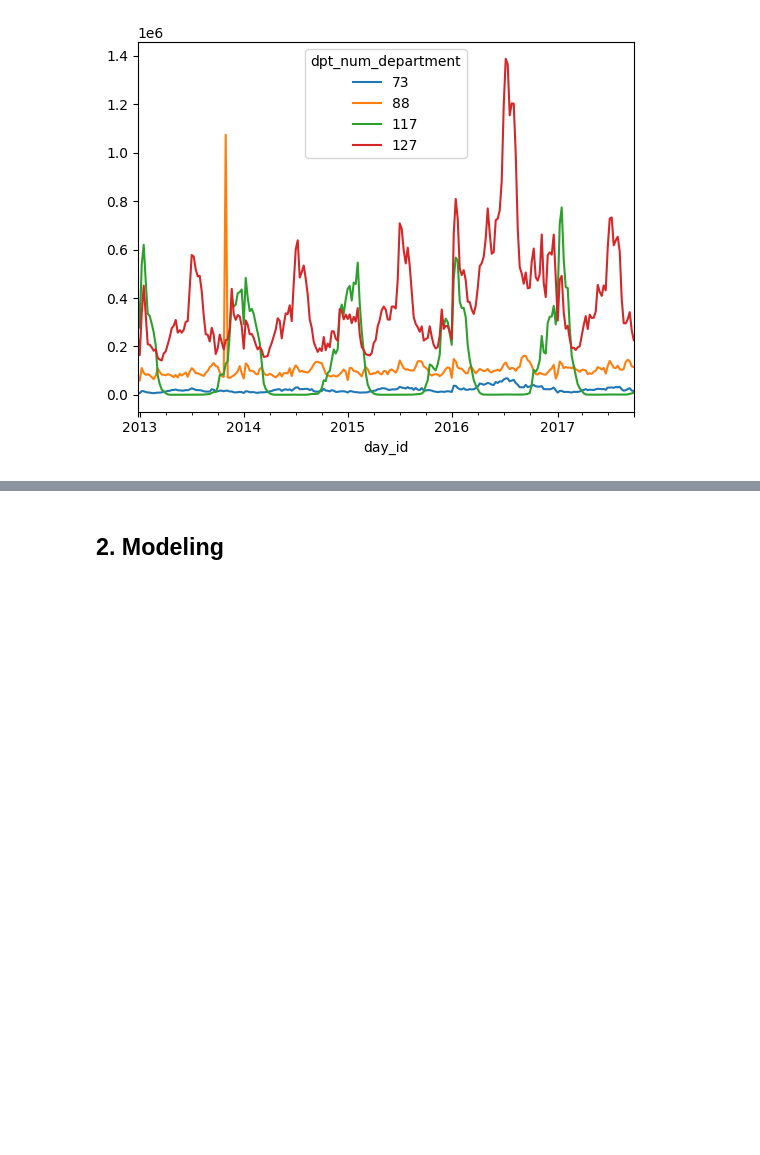
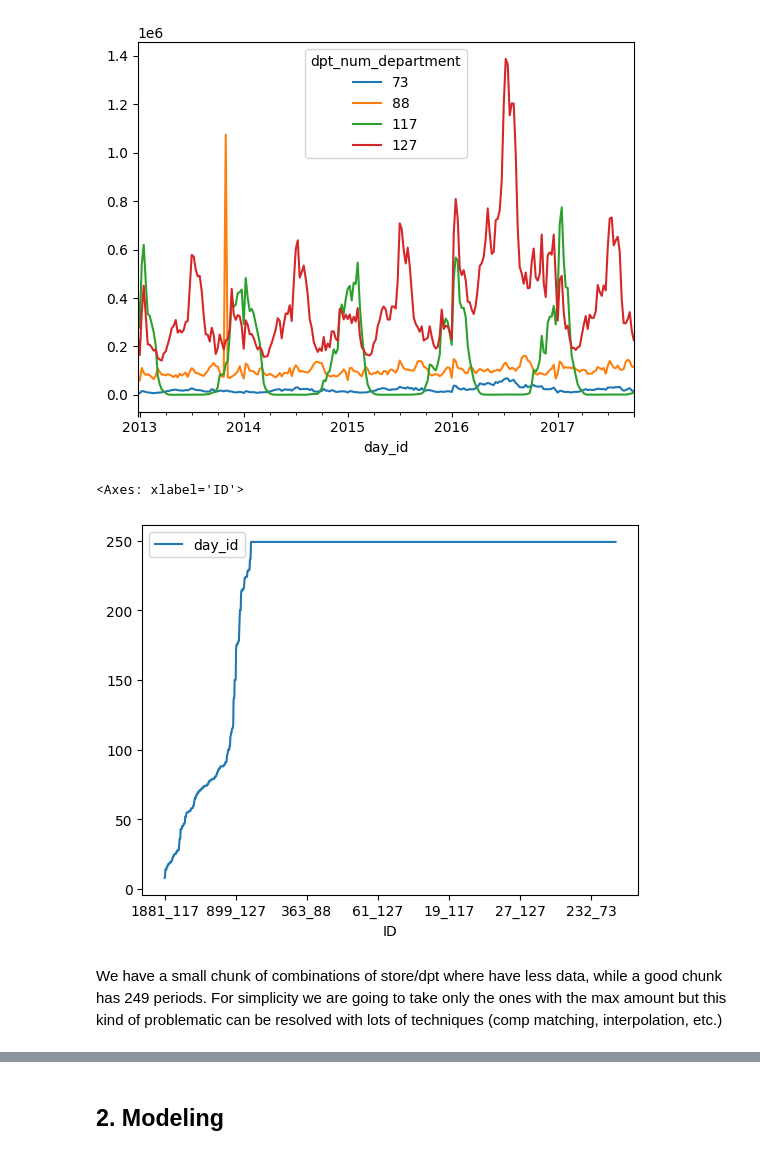
Before and after one commit to Vzlentin/decathlon-forecast-test, a Jupyter notebook: notebooks/answers.ipynb, the cells around one changed output, grey strips where cells are left out. Saved outputs shown, nothing was run; the diff lists cells and outputs as text; code cells hidden in the pictures; blank space fills up the shorter version.

```diff
--- a/notebooks/answers.ipynb
+++ b/notebooks/answers.ipynb
@@ -175,3 +189,14 @@ df.groupby(["day_id", "dpt_num_department"])["turnover"].sum().unstack().plot()
 # %% [output]
 <Axes: xlabel='day_id'>
 [figure]
+# %%
+df_g = df.groupby(["day_id", "ID"])["turnover"].sum().reset_index()
+df_test = test[["day_id", "ID"]]
+# %%
+g = df_g.groupby("ID")["day_id"].count().reset_index()
+g.set_index("ID").sort_values(by="day_id").plot()
+# %% [output]
+<Axes: xlabel='ID'>
+[figure, added]
+# %% [markdown]
+We have a small chunk of combinations of store/dpt where have less data, while a good chunk has 249 periods. For simplicity we are going to take only the ones with the max amount but this kind of problematic can be resolved with lots of techniques (comp matching, interpolation, etc.)
```
Also changed, not shown: parts of 30 cells of this notebook.
